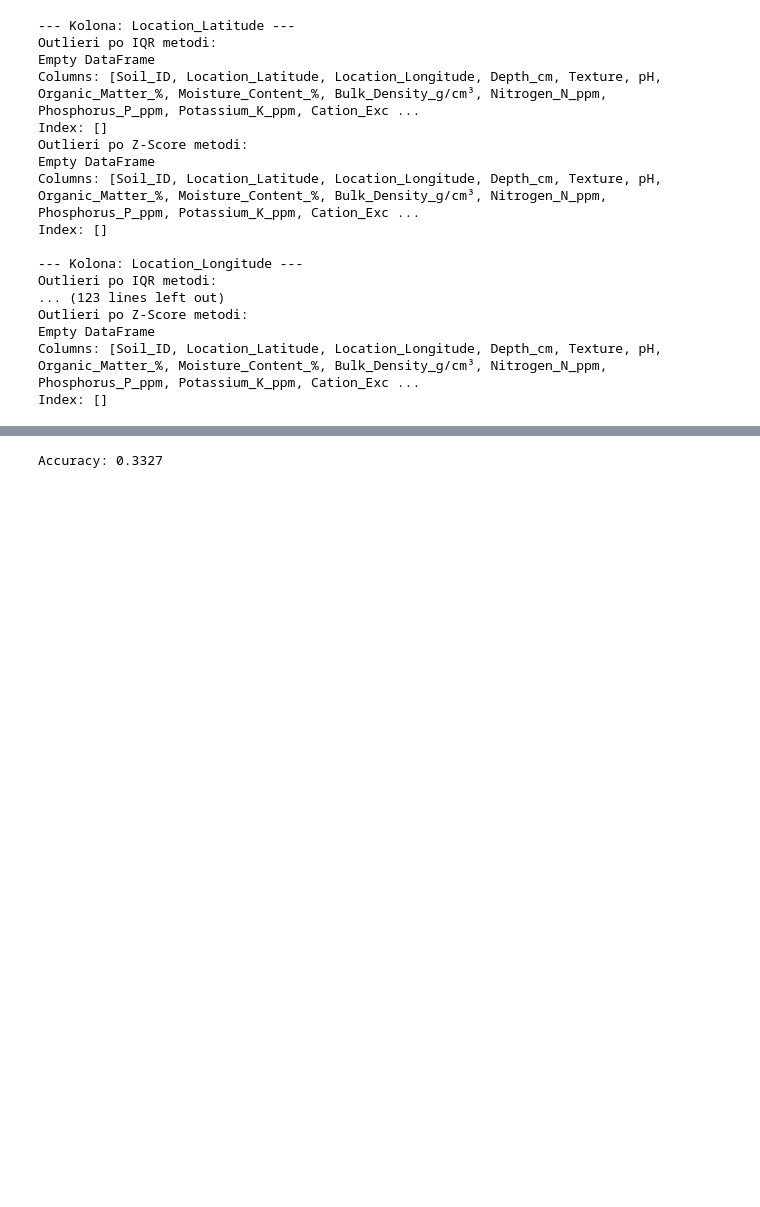
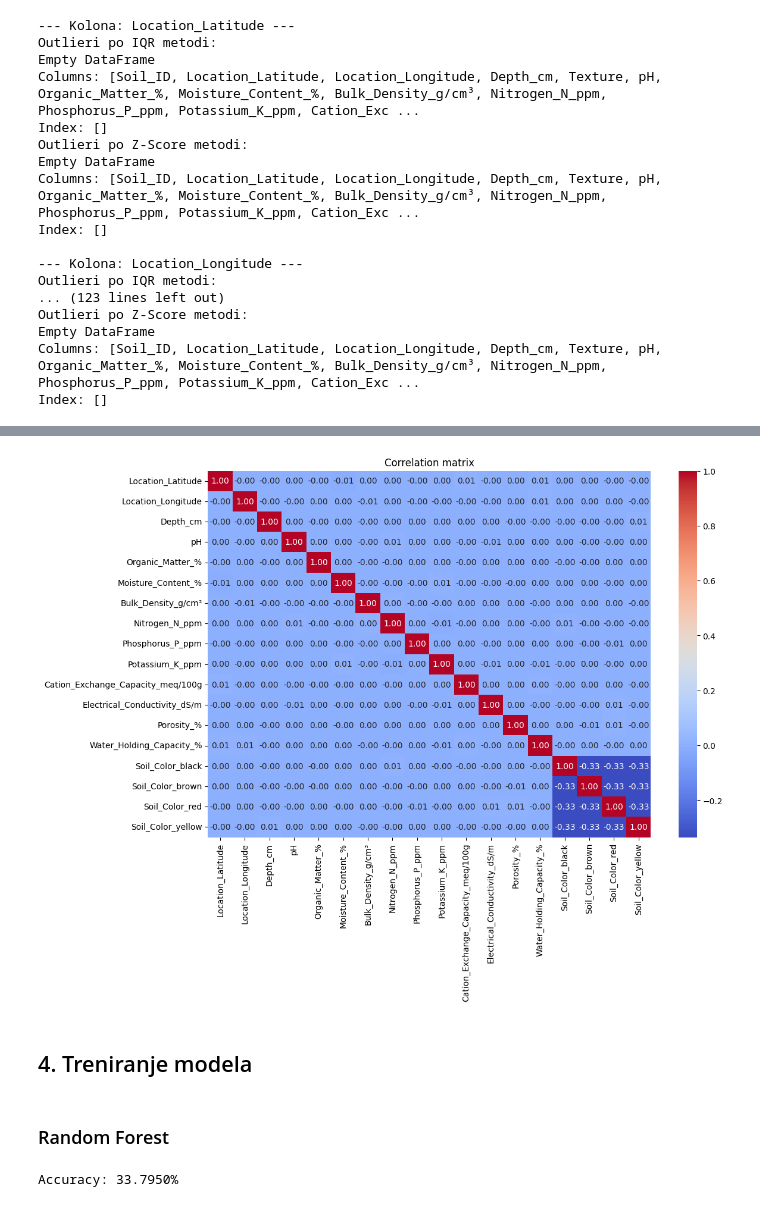
Before and after one commit to bazlooka/elfak-machine-learning, a Jupyter notebook: project 1/notebook.ipynb, the cells around one changed output, grey strips where cells are left out. Drawn from its saved outputs; the diff is of its cells as text; code cells hidden in the pictures; blank space fills up the shorter version.

```diff
--- a/project 1/notebook.ipynb
+++ b/project 1/notebook.ipynb
@@ -234,14 +247,25 @@ Note: you may need to restart the kernel to use updated packages.
+# %%
+# Create a copy to keep original data safe
+df_small = df_encoded.sample(frac=0.1, random_state=1).drop(columns=['Texture', 'Soil_ID'])
+
+plt.figure(figsize=(12, 8))
+sns.heatmap(df_small.corr(), cmap='coolwarm', annot=True, fmt='.2f')
+plt.title("Correlation matrix")
+plt.show()
+# %% [output]
+[figure, added]
+# %% [markdown]
+## 4. Treniranje modela
+# %% [markdown]
+### Random Forest
 # %%
-from sklearn.model_selection import train_test_split
-from sklearn.preprocessing import LabelEncoder
+df_small = df_encoded.sample(frac=0.1, random_state=1)
 
-# 1) Encode your single Texture column
 le = LabelEncoder()
-y = le.fit_transform(df['Texture'])
+y = le.fit_transform(df_small['Texture'])
 
-# 2) Drop *all* target‐related columns from X
-X = df_encoded.drop(
-    ['Texture_clayey','Texture_loamy','Texture_sandy','Soil_ID'],
+X = df_small.drop(
+    ['Texture','Soil_ID'],
     axis=1
 )
 
@@ -249,10 +273,9 @@ X_train, X_test, y_train, y_test = train_test_split(
     X, y, test_size=0.2, random_state=1
 )
 
-from sklearn.ensemble import RandomForestClassifier
 forest = RandomForestClassifier(random_state=0, n_jobs=-1)
 forest.fit(X_train, y_train)
-print(f"Accuracy: {forest.score(X_test, y_test):.4f}")
+print(f"Accuracy: {forest.score(X_test, y_test)*100:.4f}%")
 # %% [output]
-Accuracy: 0.3327
+Accuracy: 33.7950%
 # %%
```
Also changed, not shown: parts of 31 cells of this notebook, 1 other file.
